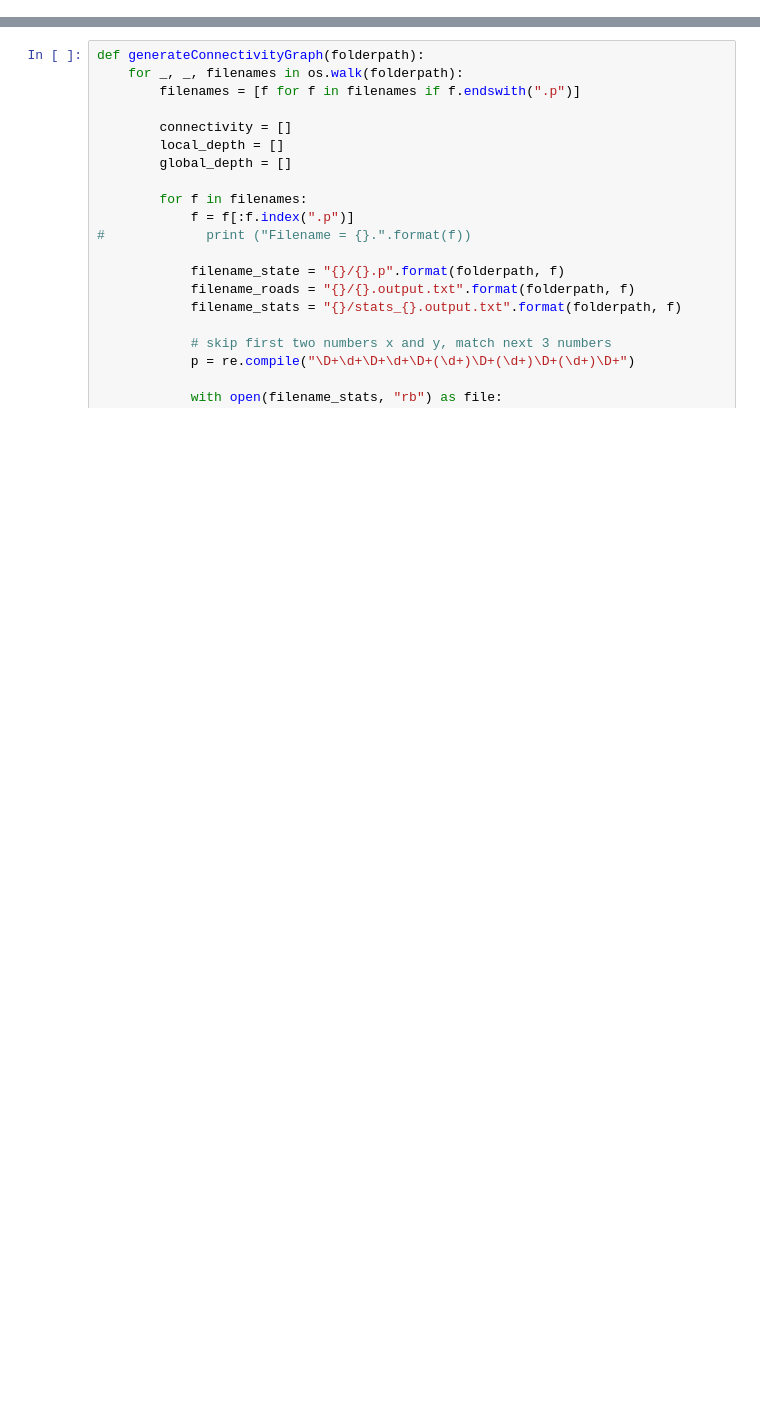
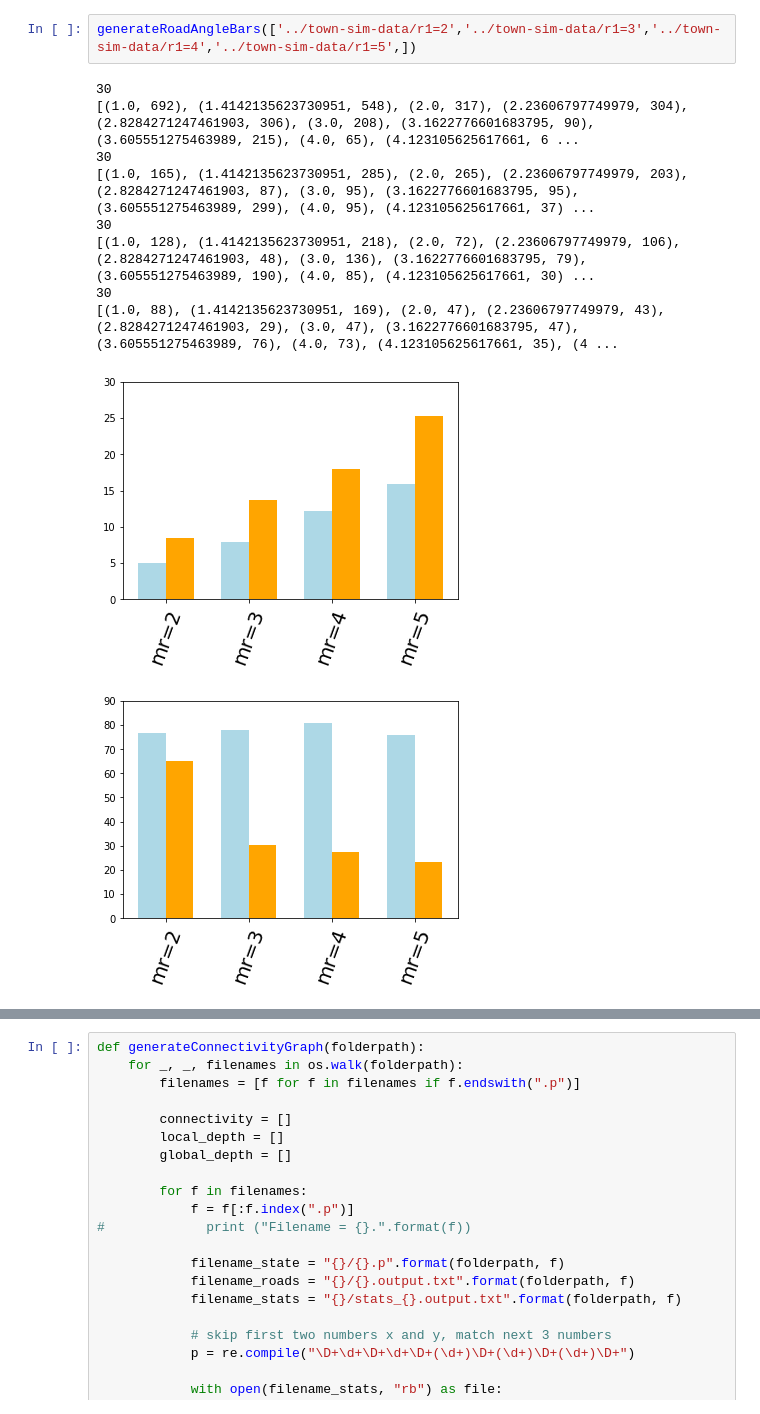
Before and after one commit to AugmentedDesignLab/town-sim-py, a Jupyter notebook: src/Notebook for Pyplot.ipynb, the cells around one changed output, grey strips where cells are left out. Drawn from its saved outputs; the diff is of its cells as text; blank space fills up the shorter version.

```diff
--- a/src/Notebook for Pyplot.ipynb
+++ b/src/Notebook for Pyplot.ipynb
@@ -81,0 +185,13 @@ def generateRoadAngleGraph(folderpath):
+# %%
+generateRoadAngleBars(['../town-sim-data/r1=2','../town-sim-data/r1=3','../town-sim-data/r1=4','../town-sim-data/r1=5',])
+# %% [output]
+30
+[(1.0, 692), (1.4142135623730951, 548), (2.0, 317), (2.23606797749979, 304), (2.8284271247461903, 306), (3.0, 208), (3.1622776601683795, 90), (3.605551275463989, 215), (4.0, 65), (4.123105625617661, 6 ...
+30
+[(1.0, 165), (1.4142135623730951, 285), (2.0, 265), (2.23606797749979, 203), (2.8284271247461903, 87), (3.0, 95), (3.1622776601683795, 95), (3.605551275463989, 299), (4.0, 95), (4.123105625617661, 37) ...
+30
+[(1.0, 128), (1.4142135623730951, 218), (2.0, 72), (2.23606797749979, 106), (2.8284271247461903, 48), (3.0, 136), (3.1622776601683795, 79), (3.605551275463989, 190), (4.0, 85), (4.123105625617661, 30) ...
+30
+[(1.0, 88), (1.4142135623730951, 169), (2.0, 47), (2.23606797749979, 43), (2.8284271247461903, 29), (3.0, 47), (3.1622776601683795, 47), (3.605551275463989, 76), (4.0, 73), (4.123105625617661, 35), (4 ...
+[figure, added]
+[figure, added]
```
Also changed, not shown: parts of 16 cells of this notebook, 1 other file.
